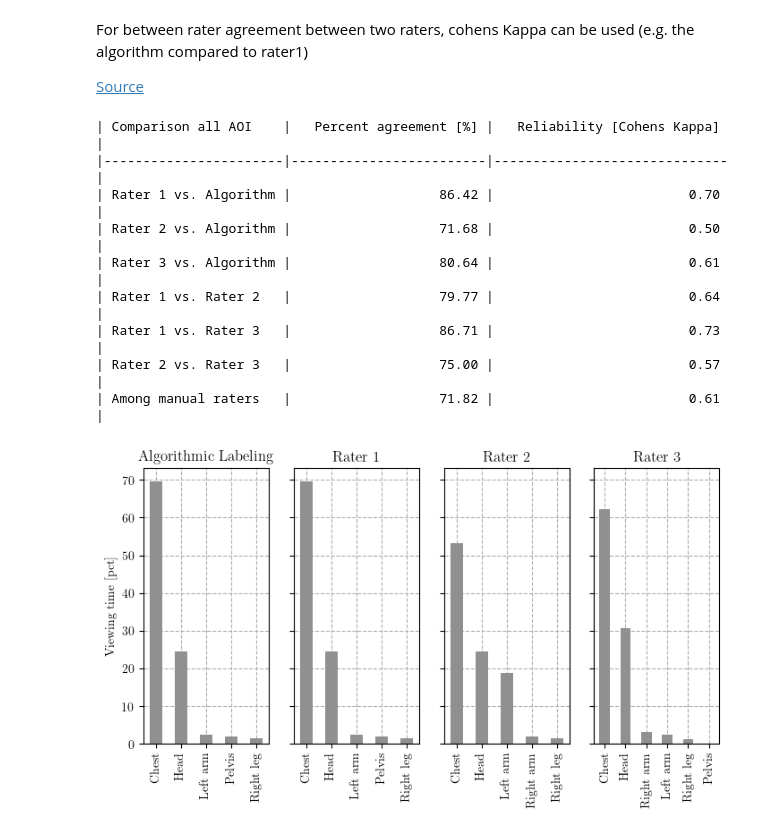
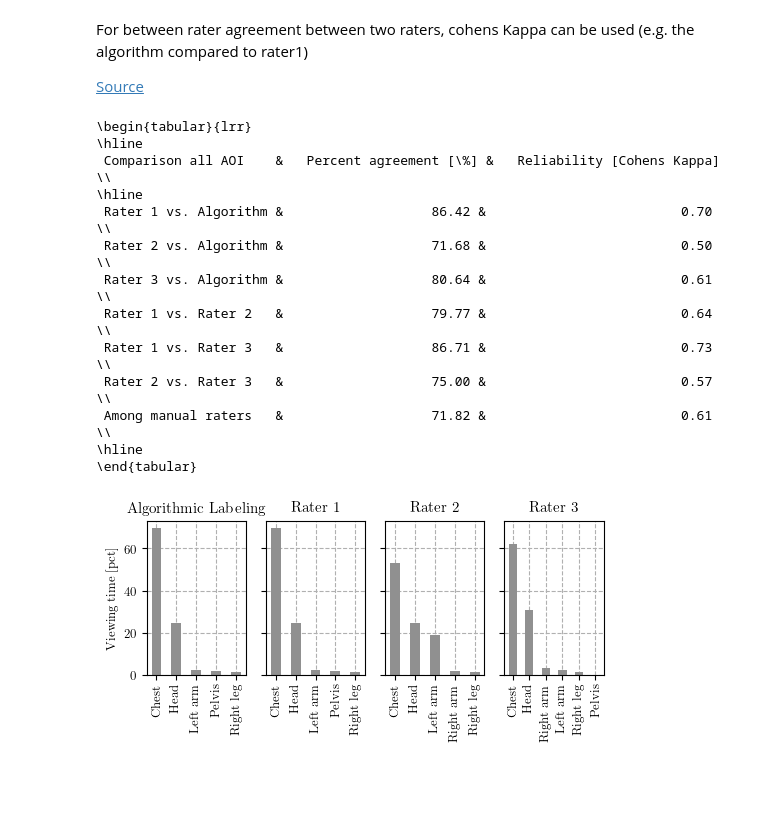
Before and after one commit to footballdaniel/AlgorithmicValidation, a Jupyter notebook: _dataInterpretation/rating_agreement_noOther.ipynb, the cells around one changed output. Cells and saved outputs as stored; diff of their text form; code cells hidden in the pictures; blank space fills up the shorter version.

Commit message:
Update export for ETRA conference

```diff
--- a/_dataInterpretation/rating_agreement_noOther.ipynb
+++ b/_dataInterpretation/rating_agreement_noOther.ipynb
@@ -168,6 +168,12 @@ tabulate_table = tabulate(
     floatfmt=".2f",
     tablefmt="github")
 
+tabulate_table = tabulate(
+    table,
+    headers="firstrow",
+    floatfmt=".2f",
+    tablefmt="latex")
+
 print(tabulate_table)
 
 # Save table
@@ -177,15 +183,19 @@ with open('results/Reliability_NoOther.txt', 'w') as f:
 # Save data
 df.to_csv("results/data_noOther.csv")
 # %% [output]
-| Comparison all AOI    |   Percent agreement [%] |   Reliability [Cohens Kappa] |
-|-----------------------|-------------------------|------------------------------|
-| Rater 1 vs. Algorithm |                   86.42 |                         0.70 |
-| Rater 2 vs. Algorithm |                   71.68 |                         0.50 |
-| Rater 3 vs. Algorithm |                   80.64 |                         0.61 |
-| Rater 1 vs. Rater 2   |                   79.77 |                         0.64 |
-| Rater 1 vs. Rater 3   |                   86.71 |                         0.73 |
-| Rater 2 vs. Rater 3   |                   75.00 |                         0.57 |
-| Among manual raters   |                   71.82 |                         0.61 |
+\begin{tabular}{lrr}
+\hline
+ Comparison all AOI    &   Percent agreement [\%] &   Reliability [Cohens Kappa] \\
+\hline
+ Rater 1 vs. Algorithm &                   86.42 &                         0.70 \\
+ Rater 2 vs. Algorithm &                   71.68 &                         0.50 \\
+ Rater 3 vs. Algorithm &                   80.64 &                         0.61 \\
+ Rater 1 vs. Rater 2   &                   79.77 &                         0.64 \\
+ Rater 1 vs. Rater 3   &                   86.71 &                         0.73 \\
+ Rater 2 vs. Rater 3   &                   75.00 &                         0.57 \\
+ Among manual raters   &                   71.82 &                         0.61 \\
+\hline
+\end{tabular}
 # %%
 %matplotlib inline
 mpl.style.use('default')
@@ -202,40 +212,40 @@ mpl.rcParams.update(
     {
         'font.family': 'serif',
         'text.usetex': True,
+        'font.size': 9
     }
 )
 
 # Figure settings for export
-pts_document_with = 600. # How wide is the page
-pts_per_inch = 1. / 72.27
-figure_width = pts_document_with * pts_per_inch
+LATEX_WIDTH_INCHES = 5.9
 
 # Plot
-fig, axes = plt.subplots(nrows=1, ncols=4, figsize = (figure_width,4), sharey = True)
+fig, axes = plt.subplots(nrows=1, ncols=4, figsize = (LATEX_WIDTH_INCHES, 2), sharey = True)
 
 axes[0].set_axisbelow(True)
 axes[1].set_axisbelow(True)
 axes[2].set_axisbelow(True)
 axes[3].set_axisbelow(True)
 
 pct_algorithm.plot(kind = 'bar', ax = axes[0], color = '#909090')
 pct_rater1.plot(kind = 'bar', ax = axes[1], color = '#909090')
 pct_rater2.plot(kind = 'bar', ax = axes[2], color = '#909090')
 pct_rater3.plot(kind = 'bar', ax = axes[3], color = '#909090')
 
 axes[0].grid(linestyle='dashed')
 axes[1].grid(linestyle='dashed')
 axes[2].grid(linestyle='dashed')
 axes[3].grid(linestyle='dashed')
 
 # fig.suptitle("AOI classification (no 'Other')")
 axes[0].set_ylabel("Viewing time [pct]")
 axes[0].set_title("Algorithmic Labeling")
 axes[1].set_title("Rater 1")
 axes[2].set_title("Rater 2")
 axes[3].set_title("Rater 3")
 
 # Save
 plt.savefig("plots/RaterComparison_NoOther.svg", bbox_inches='tight')
+plt.savefig("../../article_gazeclassify/conference/images/RaterComparison_NoOther.svg", bbox_inches='tight')
 # %% [output]
-[figure, old version]
+[figure, new version]
```
Also changed, not shown: 2 other files.
